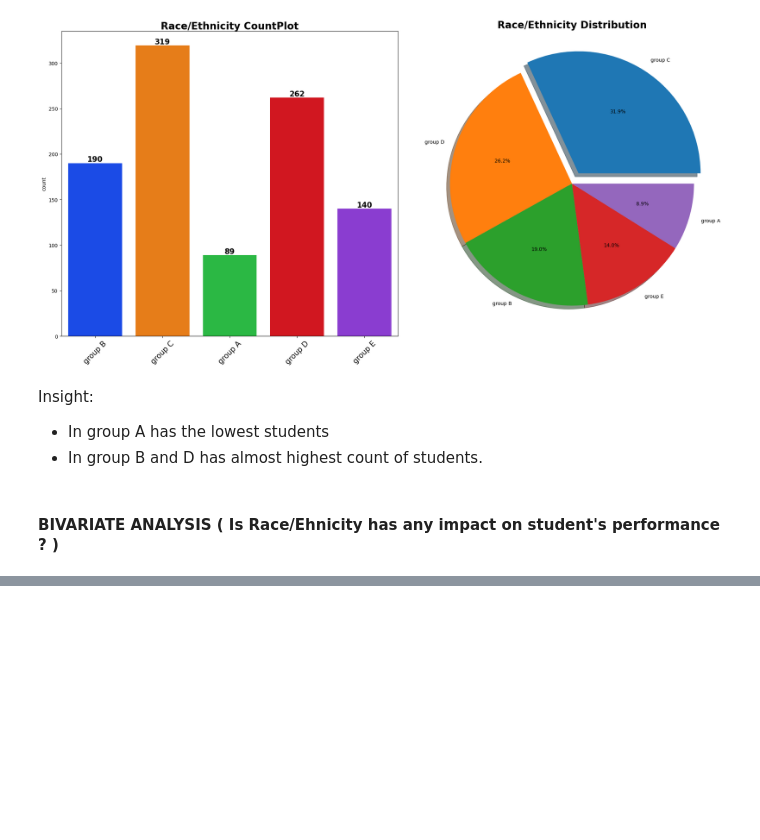
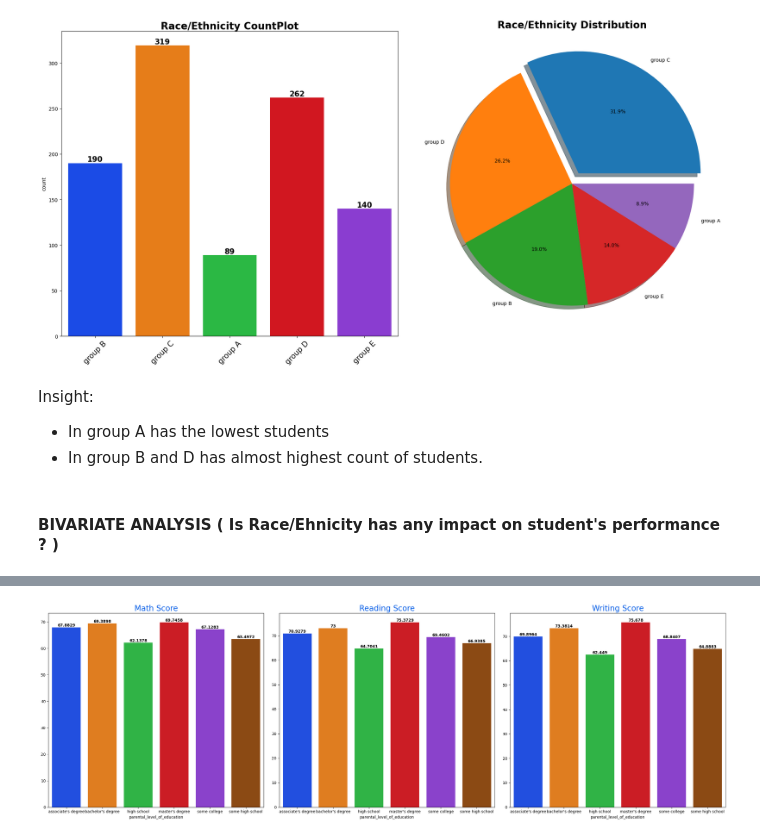
Before and after one commit to RahulHattaragi96/ML_Project_1, a Jupyter notebook: notebook/EDA STUDENT PERFORMANCE.ipynb, the cells around one changed output, grey strips where cells are left out. Saved outputs shown, nothing was run; the diff lists cells and outputs as text; code cells hidden in the pictures; blank space fills up the shorter version.

```diff
--- a/notebook/EDA STUDENT PERFORMANCE.ipynb
+++ b/notebook/EDA STUDENT PERFORMANCE.ipynb
@@ -586,0 +663,3 @@ group_race_ethnicity.head(2)
+# %%
+group_ple=df.groupby('parental_level_of_education')
+group_ple.head(2)
@@ -586,0 +680,34 @@ group_race_ethnicity.head(2)
+# %%
+#create subplot
+fig,axes=plt.subplots(1,3,figsize=(25,8))
+
+
+#create barplot for parental level of education and math score
+sns.barplot(x=group_ple['math_score'].mean().index,y=group_ple['math_score'].mean().values,palette="bright",ax=axes[0])
+axes[0].set_title('Math Score',color='#005ce6',size=20)
+
+#cerate lables for bar
+for container in axes[0].containers:
+    axes[0].bar_label(container,color='black',fontsize=10,fontweight='bold')
+
+#create barplot for parental level of education and reading score
+sns.barplot(x=group_ple['reading_score'].mean().index,y=group_ple['reading_score'].mean().values,palette="bright",ax=axes[1])
+axes[1].set_title('Reading Score',color='#005ce6',size=20)
+
+#cerate lables for bar
+for container in axes[1].containers:
+    axes[1].bar_label(container,color='black',fontsize=10,fontweight='bold')
+
+#create barplot for parental level of education and Writing score
+sns.barplot(x=group_ple['writing_score'].mean().index,y=group_ple['writing_score'].mean().values,palette="bright",ax=axes[2])
+axes[2].set_title('Writing Score',color='#005ce6',size=20)
+
+#cerate lables for bar
+for container in axes[2].containers:
+    axes[2].bar_label(container,color='black',fontsize=10,fontweight='bold')
+
+# tight & Show the layout
+plt.tight_layout()
+plt.show()
+# %% [output]
+[figure, added]
```
Also changed, not shown: parts of 34 cells of this notebook.
